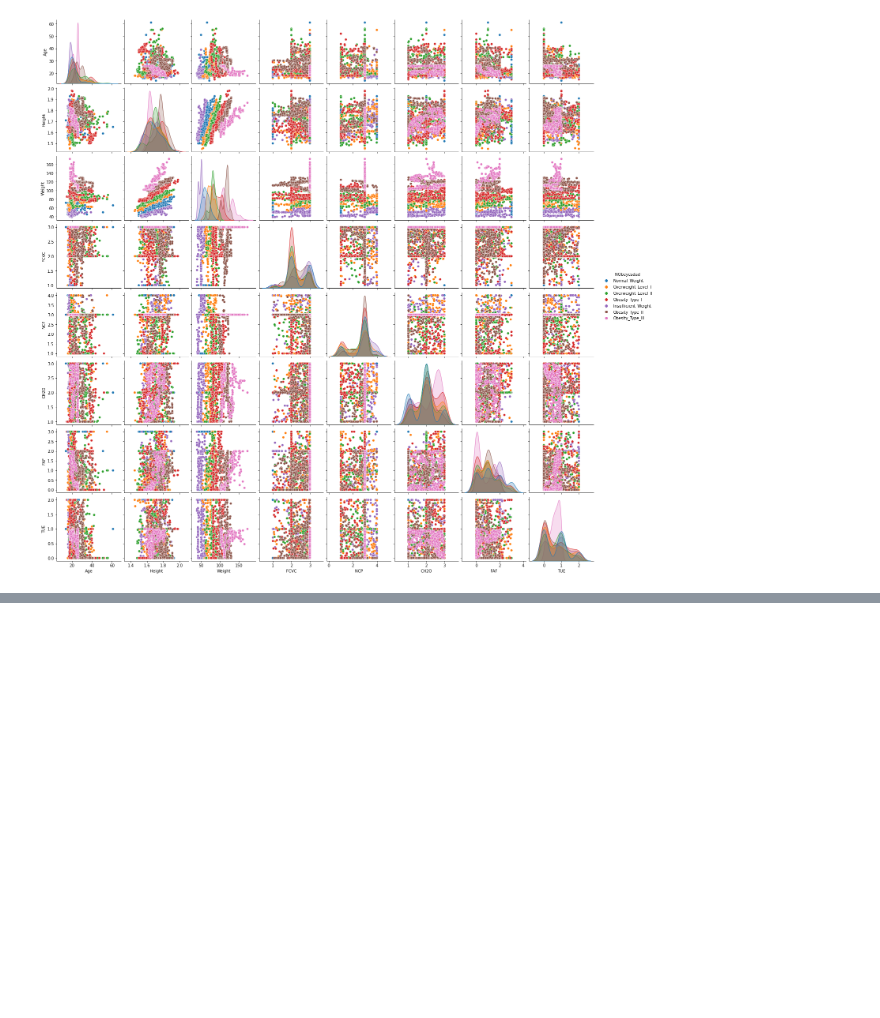
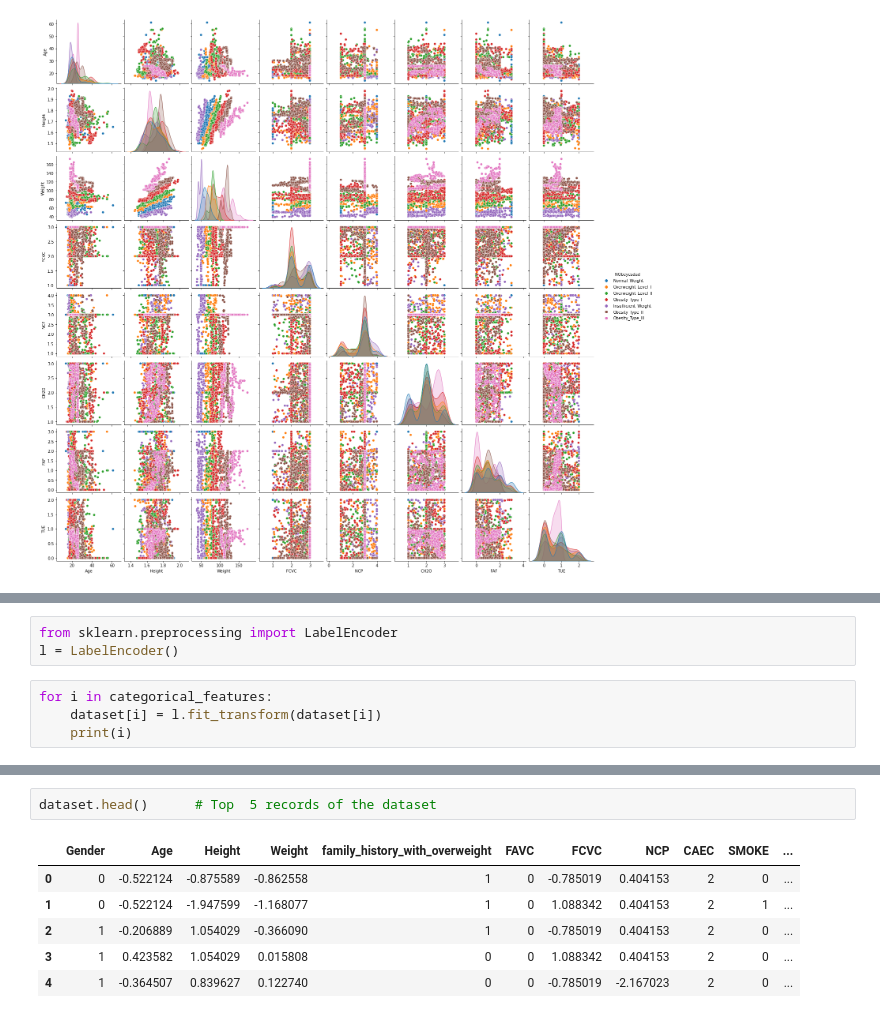
Before and after one commit to iamaakashpal/Placement-Assignment_Aakash_Pal, a Jupyter notebook: MACHINE LEARNING/2/2.ipynb, the cells around one changed output, grey strips where cells are left out. Drawn from its saved outputs; the diff is of its cells as text; blank space fills up the shorter version.

```diff
--- a/MACHINE LEARNING/2/2.ipynb
+++ b/MACHINE LEARNING/2/2.ipynb
@@ -235,0 +264,7 @@ sns.pairplot(dataset,hue = 'NObeyesdad')
+# %%
+from sklearn.preprocessing import LabelEncoder
+l = LabelEncoder()
+# %%
+for i in categorical_features:
+    dataset[i] = l.fit_transform(dataset[i])
+    print(i)
@@ -235,0 +281,9 @@ sns.pairplot(dataset,hue = 'NObeyesdad')
+# %%
+dataset.head()      # Top  5 records of the dataset
+# %% [output]
+|  | Gender | Age | Height | Weight | family_history_with_overweight | FAVC | FCVC | NCP | CAEC | SMOKE | ... |
+| 0 | 0 | -0.522124 | -0.875589 | -0.862558 | 1 | 0 | -0.785019 | 0.404153 | 2 | 0 | ... |
+| 1 | 0 | -0.522124 | -1.947599 | -1.168077 | 1 | 0 | 1.088342 | 0.404153 | 2 | 1 | ... |
+| 2 | 1 | -0.206889 | 1.054029 | -0.366090 | 1 | 0 | -0.785019 | 0.404153 | 2 | 0 | ... |
+| 3 | 1 | 0.423582 | 1.054029 | 0.015808 | 0 | 0 | 1.088342 | 0.404153 | 2 | 0 | ... |
+| 4 | 1 | -0.364507 | 0.839627 | 0.122740 | 0 | 0 | -0.785019 | -2.167023 | 2 | 0 | ... |
```
Also changed, not shown: parts of 7 cells of this notebook.
